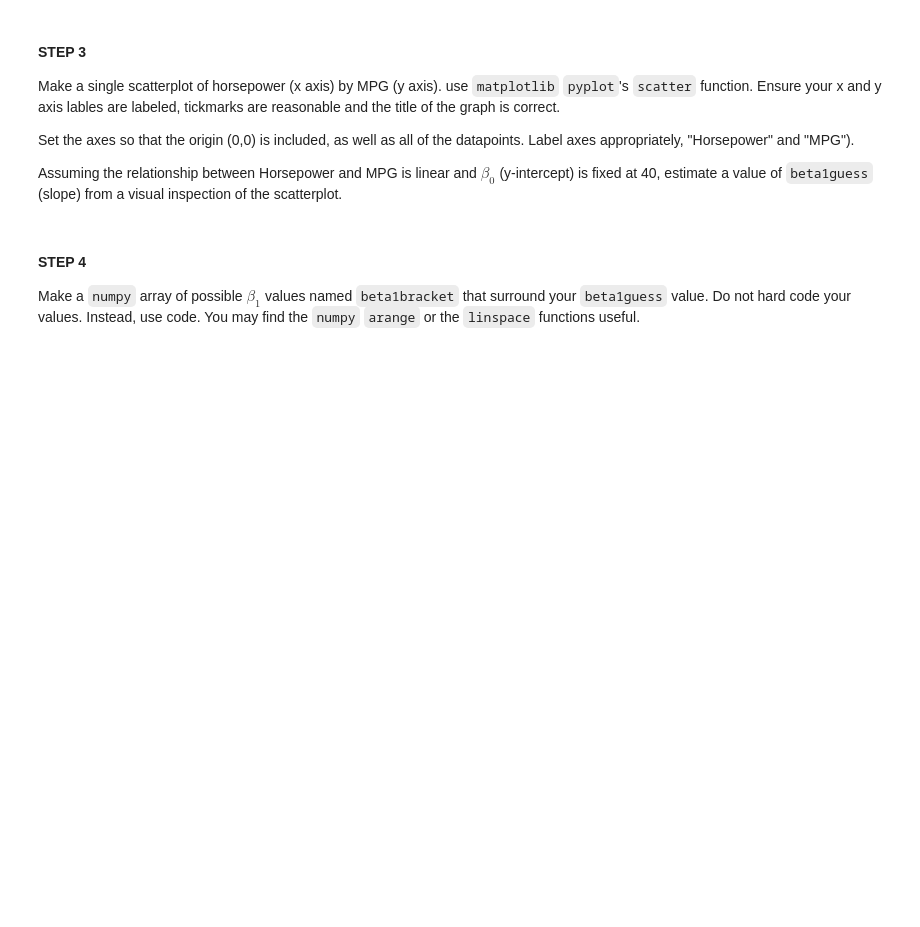
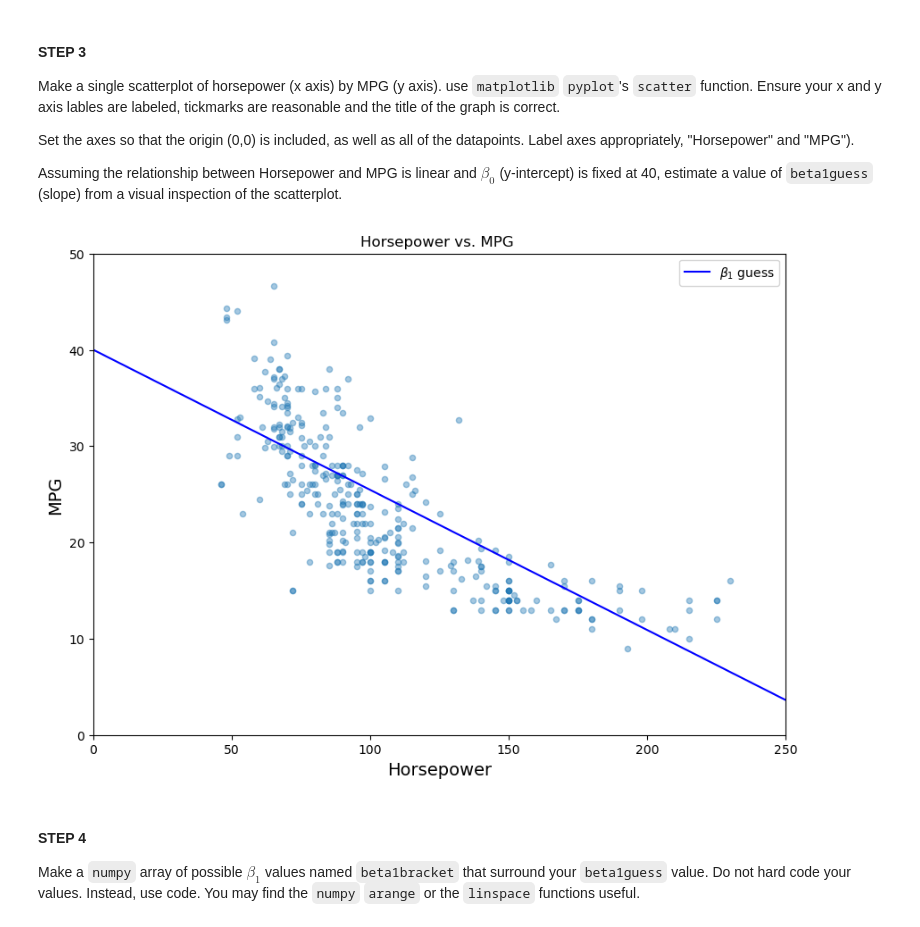
Before and after one commit to TheCodeheadMT/623-SML, a Jupyter notebook: HW2_TODD_MICHAEL (1).ipynb, the cells around one changed output. Drawn from its saved outputs; the diff is of its cells as text; code cells hidden in the pictures; blank space fills up the shorter version.

```diff
--- a/HW2_TODD_MICHAEL (1).ipynb
+++ b/HW2_TODD_MICHAEL (1).ipynb
@@ -262,19 +307,41 @@ Assuming the relationship between Horsepower and MPG is linear and $\beta_0$ (y-
 # %%
 #STEP 3
 
 beta0init = 40.  #dont change this initialization value in this step
 
 #STUDENT CODE - Make a single scatterplot of horsepower (x axis) by MPG (y axis)
 # Insert the value of beta1guess based on eyeballing the graph
 ### ------------ STUDENT CODE HERE----------------
+hp = train_df['horsepower']
+ys = train_df['mpg']
+
+hp_mpg_plt = train_df.plot(kind="scatter", x="horsepower", y="mpg", figsize=(10,7), alpha=0.4)
+plt.ylabel("MPG", fontsize=14)
+plt.xlabel("Horsepower", fontsize=14)
+plt.xlim([0,250])
+plt.ylim([0,50])
+plt.title("Horsepower vs. MPG ")
+tick_values = np.linspace(hp.min(), hp.max(), 10)
+#my guess:
+x = [0, 275]
+y = [40, 0]
+plt.plot(x,y, 'b', label=r'$\beta_1$ guess' )
+plt.legend()
+plt.show()
+
+#My beta1 guess was decided based on starting at 40 and drawing a straight line down to the X-axis through our data.
+# So I approximate the slope is -40/275 = -0.145454545.
+beta1guess = -0.145454545
 
 
 ### ------------ END STUDENT CODE HERE----------------
 
 
 md(r"Guess for $\beta_1$ = %f" %beta1guess)
 
-#STEP_03_COMPLETE = True
+STEP_03_COMPLETE = True
+# %% [output]
+[figure, added]
 # %% [markdown]
 #### STEP 4
 Make a `numpy` array of possible $\beta_1$ values named `beta1bracket` that surround your `beta1guess` value. Do not hard code your values. Instead, use code. You may find the `numpy` `arange` or the `linspace` functions useful.
```
Also changed, not shown: parts of 26 cells of this notebook.
